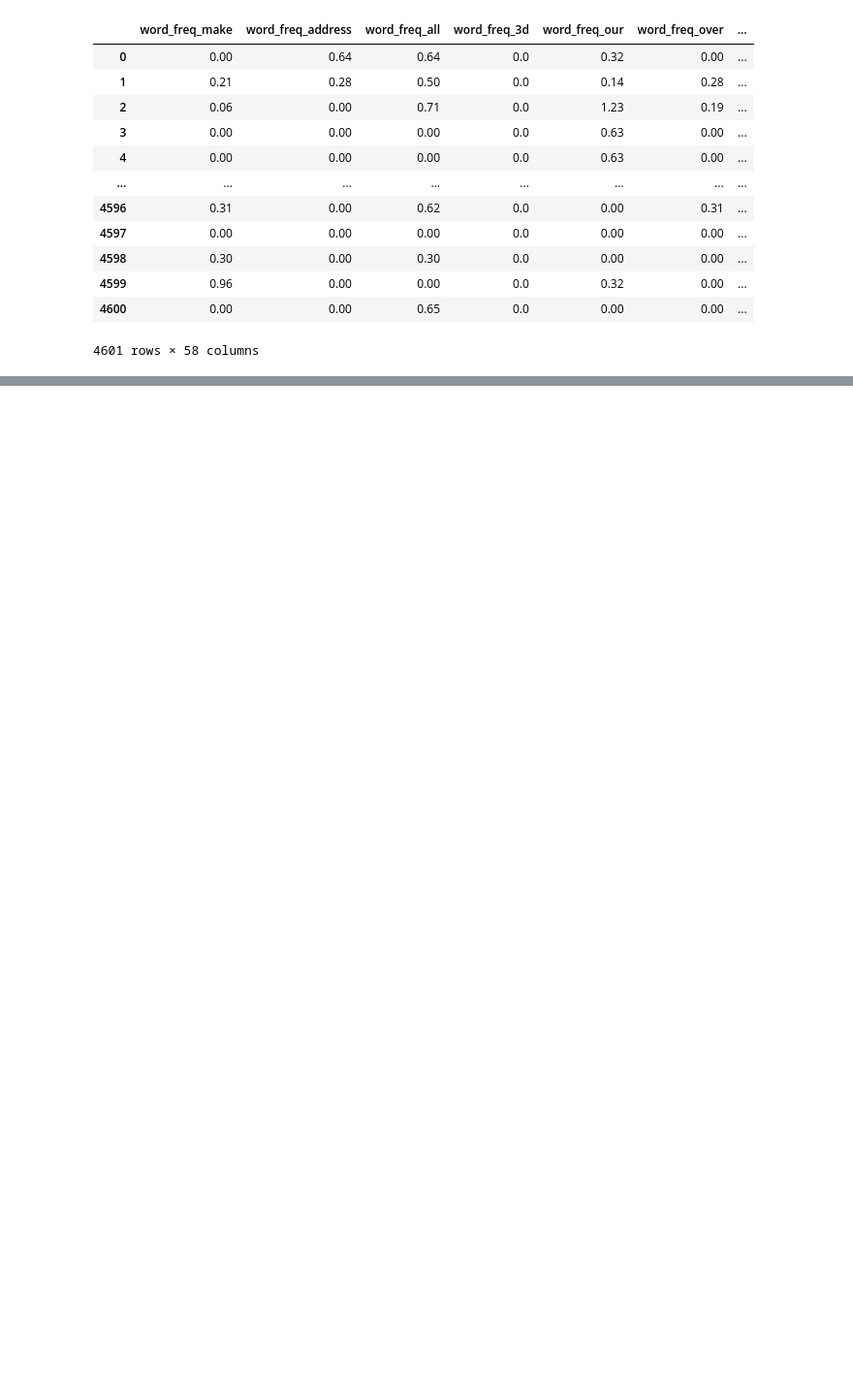
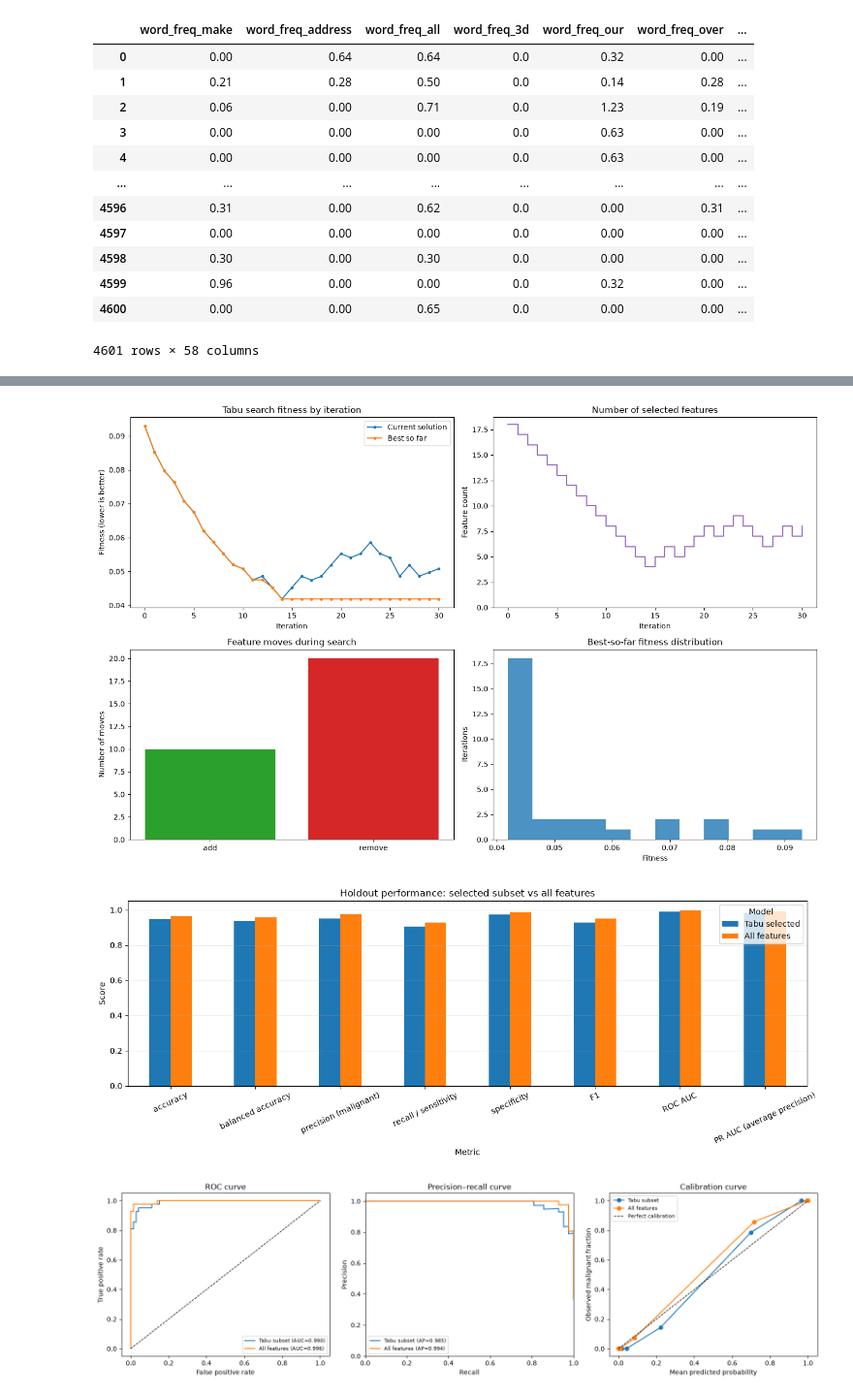
Before and after one commit to elghalbzouriamine/tabu, a Jupyter notebook: datasets.ipynb, the cells around one changed output, grey strips where cells are left out. Shown at 97% size. Cells and saved outputs as stored; diff of their text form; code cells hidden in the pictures; blank space fills up the shorter version.

```diff
--- a/datasets.ipynb
+++ b/datasets.ipynb
@@ -286,0 +406,68 @@ df_spam
+# %%
+from sklearn.metrics import roc_curve, precision_recall_curve
+from sklearn.calibration import calibration_curve
+
+iterations = np.arange(len(hist))
+fig, axes = plt.subplots(2, 2, figsize=(14, 9))
+axes[0, 0].plot(iterations, hist, marker="o", ms=3, label="Current solution")
+axes[0, 0].plot(iterations, best_hist, marker=".", label="Best so far")
+axes[0, 0].set(title="Tabu search fitness by iteration", xlabel="Iteration", ylabel="Fitness (lower is better)")
+axes[0, 0].legend()
+axes[0, 1].step(np.arange(len(feature_count_history)), feature_count_history, where="post", color="tab:purple")
+axes[0, 1].set(title="Number of selected features", xlabel="Iteration", ylabel="Feature count")
+axes[0, 1].set_ylim(bottom=0)
+
+if move_history:
+    moved = pd.Series([action for _, action in move_history]).value_counts().reindex(["add", "remove"], fill_value=0)
+    axes[1, 0].bar(moved.index, moved.values, color=["tab:green", "tab:red"])
+    axes[1, 0].set(title="Feature moves during search", ylabel="Number of moves")
+else:
+    axes[1, 0].text(0.5, 0.5, "No moves made", ha="center", va="center")
+    axes[1, 0].set_axis_off()
+axes[1, 1].hist(best_hist, bins=min(12, max(3, len(best_hist))), color="tab:blue", alpha=0.8)
+axes[1, 1].set(title="Best-so-far fitness distribution", xlabel="Fitness", ylabel="Iterations")
+fig.tight_layout()
+plt.show()
+
+# Metric comparison on the same held-out cases. Useful as a standard plot for other algorithms.
+metric_names = ["accuracy", "balanced accuracy", "precision (malignant)",
+                "recall / sensitivity", "specificity", "F1", "ROC AUC",
+                "PR AUC (average precision)"]
+metric_plot = stats.loc[:, metric_names].T
+ax = metric_plot.plot(kind="bar", figsize=(13, 5), ylim=(0, 1.05), rot=25)
+ax.set(title="Holdout performance: selected subset vs all features", ylabel="Score", xlabel="Metric")
+ax.legend(title="Model")
+ax.grid(axis="y", alpha=0.25)
+plt.tight_layout()
+plt.show()
+
+# Threshold-independent ranking curves and probability calibration.
+y_test_pred = selected_model.predict(X_test[:, selected_idx])
+y_test_prob = selected_model.predict_proba(X_test[:, selected_idx])[:, 1]
+y_full_prob = full_model.predict_proba(X_test)[:, 1]
+fpr_sel, tpr_sel, _ = roc_curve(y_test, y_test_prob)
+fpr_full, tpr_full, _ = roc_curve(y_test, y_full_prob)
+prec_sel, rec_sel, _ = precision_recall_curve(y_test, y_test_prob)
+prec_full, rec_full, _ = precision_recall_curve(y_test, y_full_prob)
+fig, axes = plt.subplots(1, 3, figsize=(16, 4.5))
+axes[0].plot(fpr_sel, tpr_sel, label=f"Tabu subset (AUC={roc_auc_score(y_test, y_test_prob):.3f})")
+axes[0].plot(fpr_full, tpr_full, label=f"All features (AUC={roc_auc_score(y_test, y_full_prob):.3f})")
+axes[0].plot([0, 1], [0, 1], "k--", lw=1)
+axes[0].set(title="ROC curve", xlabel="False positive rate", ylabel="True positive rate")
+axes[0].legend(fontsize=8)
+axes[1].plot(rec_sel, prec_sel, label=f"Tabu subset (AP={average_precision_score(y_test, y_test_prob):.3f})")
+axes[1].plot(rec_full, prec_full, label=f"All features (AP={average_precision_score(y_test, y_full_prob):.3f})")
+axes[1].set(title="Precision–recall curve", xlabel="Recall", ylabel="Precision", xlim=(0, 1), ylim=(0, 1.05))
+axes[1].legend(fontsize=8)
+for prob, label in [(y_test_prob, "Tabu subset"), (y_full_prob, "All features")]:
+    frac_pos, mean_pred = calibration_curve(y_test, prob, n_bins=8, strategy="quantile")
+    axes[2].plot(mean_pred, frac_pos, marker="o", label=label)
+axes[2].plot([0, 1], [0, 1], "k--", lw=1, label="Perfect calibration")
+axes[2].set(title="Calibration curve", xlabel="Mean predicted probability", ylabel="Observed malignant fraction")
+axes[2].legend(fontsize=8)
+fig.tight_layout()
+plt.show()
+# %% [output]
+[figure, added]
+[figure, added]
+[figure, added]
```
Also changed, not shown: parts of 15 cells of this notebook.
